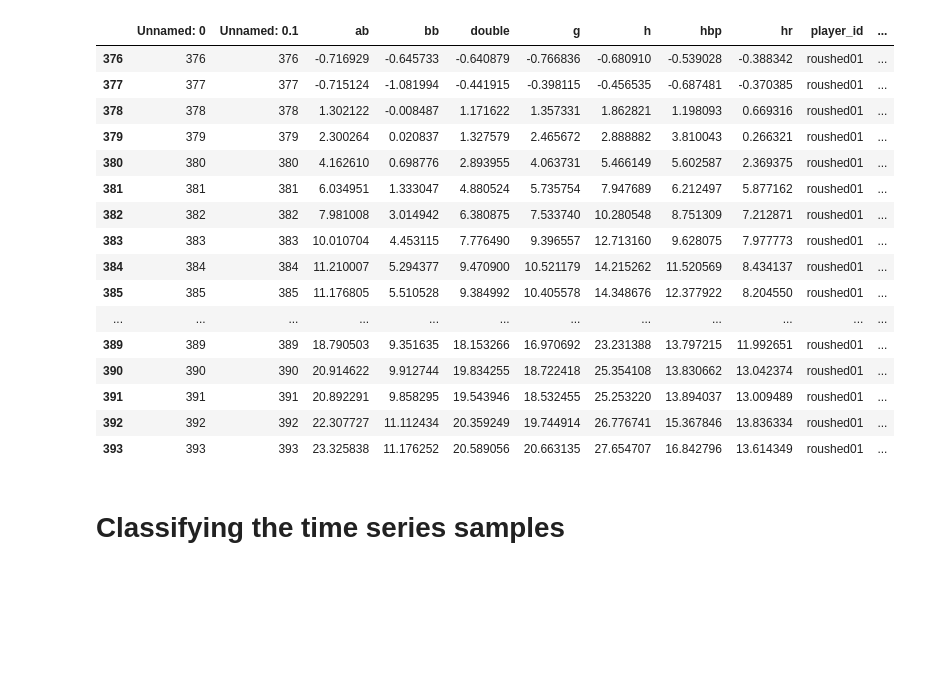
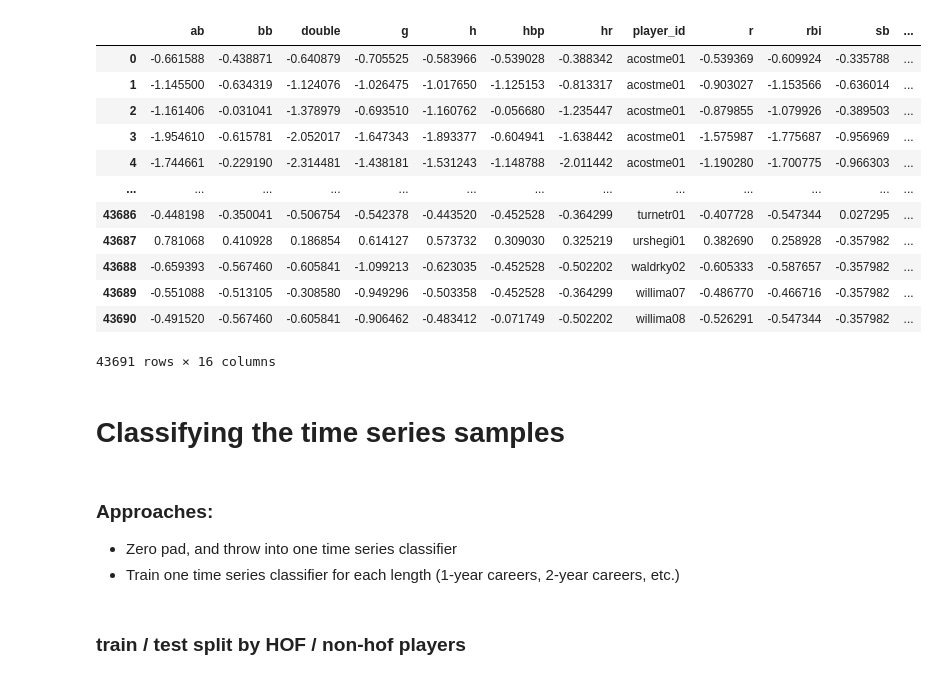
Before and after one commit to nglaze00/MLB-Hall-of-Fame-Prediction, a Jupyter notebook: models/ts.ipynb, the cells around one changed output. Drawn from its saved outputs; the diff is of its cells as text; code cells hidden in the pictures; blank space fills up the shorter version.

```diff
--- a/models/ts.ipynb
+++ b/models/ts.ipynb
@@ -3,29 +6,29 @@ import numpy as np
 import pandas as pd
 # %%
 agg_df = pd.read_csv('../data_ready/agg/batting_norm_agg.csv')
-# %%
-agg_df[agg_df['player_id'] == 'roushed01']
-# %% [output]
-|  | Unnamed: 0 | Unnamed: 0.1 | ab | bb | double | g | h | hbp | hr | player_id | ... |
-| 376 | 376 | 376 | -0.716929 | -0.645733 | -0.640879 | -0.766836 | -0.680910 | -0.539028 | -0.388342 | roushed01 | ... |
-| 377 | 377 | 377 | -0.715124 | -1.081994 | -0.441915 | -0.398115 | -0.456535 | -0.687481 | -0.370385 | roushed01 | ... |
-| 378 | 378 | 378 | 1.302122 | -0.008487 | 1.171622 | 1.357331 | 1.862821 | 1.198093 | 0.669316 | roushed01 | ... |
-| 379 | 379 | 379 | 2.300264 | 0.020837 | 1.327579 | 2.465672 | 2.888882 | 3.810043 | 0.266321 | roushed01 | ... |
-| 380 | 380 | 380 | 4.162610 | 0.698776 | 2.893955 | 4.063731 | 5.466149 | 5.602587 | 2.369375 | roushed01 | ... |
-| 381 | 381 | 381 | 6.034951 | 1.333047 | 4.880524 | 5.735754 | 7.947689 | 6.212497 | 5.877162 | roushed01 | ... |
-| 382 | 382 | 382 | 7.981008 | 3.014942 | 6.380875 | 7.533740 | 10.280548 | 8.751309 | 7.212871 | roushed01 | ... |
-| 383 | 383 | 383 | 10.010704 | 4.453115 | 7.776490 | 9.396557 | 12.713160 | 9.628075 | 7.977773 | roushed01 | ... |
-| 384 | 384 | 384 | 11.210007 | 5.294377 | 9.470900 | 10.521179 | 14.215262 | 11.520569 | 8.434137 | roushed01 | ... |
-| 385 | 385 | 385 | 11.176805 | 5.510528 | 9.384992 | 10.405578 | 14.348676 | 12.377922 | 8.204550 | roushed01 | ... |
-| ... | ... | ... | ... | ... | ... | ... | ... | ... | ... | ... | ... |
-| 389 | 389 | 389 | 18.790503 | 9.351635 | 18.153266 | 16.970692 | 23.231388 | 13.797215 | 11.992651 | roushed01 | ... |
-| 390 | 390 | 390 | 20.914622 | 9.912744 | 19.834255 | 18.722418 | 25.354108 | 13.830662 | 13.042374 | roushed01 | ... |
-| 391 | 391 | 391 | 20.892291 | 9.858295 | 19.543946 | 18.532455 | 25.253220 | 13.894037 | 13.009489 | roushed01 | ... |
-| 392 | 392 | 392 | 22.307727 | 11.112434 | 20.359249 | 19.744914 | 26.776741 | 15.367846 | 13.836334 | roushed01 | ... |
-| 393 | 393 | 393 | 23.325838 | 11.176252 | 20.589056 | 20.663135 | 27.654707 | 16.842796 | 13.614349 | roushed01 | ... |
+# %%
+agg_df.drop(columns=['Unnamed: 0', 'Unnamed: 0.1'])
+# %% [output]
+|  | ab | bb | double | g | h | hbp | hr | player_id | r | rbi | sb | ... |
+| 0 | -0.661588 | -0.438871 | -0.640879 | -0.705525 | -0.583966 | -0.539028 | -0.388342 | acostme01 | -0.539369 | -0.609924 | -0.335788 | ... |
+| 1 | -1.145500 | -0.634319 | -1.124076 | -1.026475 | -1.017650 | -1.125153 | -0.813317 | acostme01 | -0.903027 | -1.153566 | -0.636014 | ... |
+| 2 | -1.161406 | -0.031041 | -1.378979 | -0.693510 | -1.160762 | -0.056680 | -1.235447 | acostme01 | -0.879855 | -1.079926 | -0.389503 | ... |
+| 3 | -1.954610 | -0.615781 | -2.052017 | -1.647343 | -1.893377 | -0.604941 | -1.638442 | acostme01 | -1.575987 | -1.775687 | -0.956969 | ... |
+| 4 | -1.744661 | -0.229190 | -2.314481 | -1.438181 | -1.531243 | -1.148788 | -2.011442 | acostme01 | -1.190280 | -1.700775 | -0.966303 | ... |
+| ... | ... | ... | ... | ... | ... | ... | ... | ... | ... | ... | ... | ... |
+| 43686 | -0.448198 | -0.350041 | -0.506754 | -0.542378 | -0.443520 | -0.452528 | -0.364299 | turnetr01 | -0.407728 | -0.547344 | 0.027295 | ... |
+| 43687 | 0.781068 | 0.410928 | 0.186854 | 0.614127 | 0.573732 | 0.309030 | 0.325219 | urshegi01 | 0.382690 | 0.258928 | -0.357982 | ... |
+| 43688 | -0.659393 | -0.567460 | -0.605841 | -1.099213 | -0.623035 | -0.452528 | -0.502202 | waldrky02 | -0.605333 | -0.587657 | -0.357982 | ... |
+| 43689 | -0.551088 | -0.513105 | -0.308580 | -0.949296 | -0.503358 | -0.452528 | -0.364299 | willima07 | -0.486770 | -0.466716 | -0.357982 | ... |
+| 43690 | -0.491520 | -0.567460 | -0.605841 | -0.906462 | -0.483412 | -0.071749 | -0.502202 | willima08 | -0.526291 | -0.547344 | -0.357982 | ... |
+43691 rows × 16 columns
 # %%
 career_length = agg_df.groupby('player_id')['years_played'].max()
 players_5yrs = career_length[career_length > 5]
 # %% [markdown]
 # Classifying the time series samples
+# %% [markdown]
+### Approaches:
+* Zero pad, and throw into one time series classifier
+* Train one time series classifier for each length (1-year careers, 2-year careers, etc.)
 # %%
@@ -35,0 +39,2 @@ train_player_ids, test_player_ids = np.load('../data_ready/train_player_ids.npy'
+# %% [markdown]
+### train / test split by HOF / non-hof players
```
Also changed, not shown: parts of 51 cells of this notebook.
